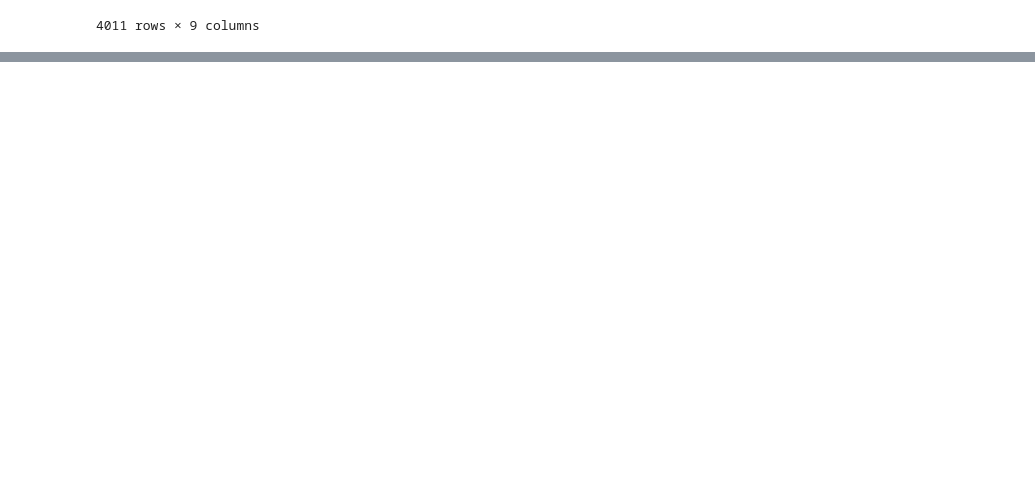
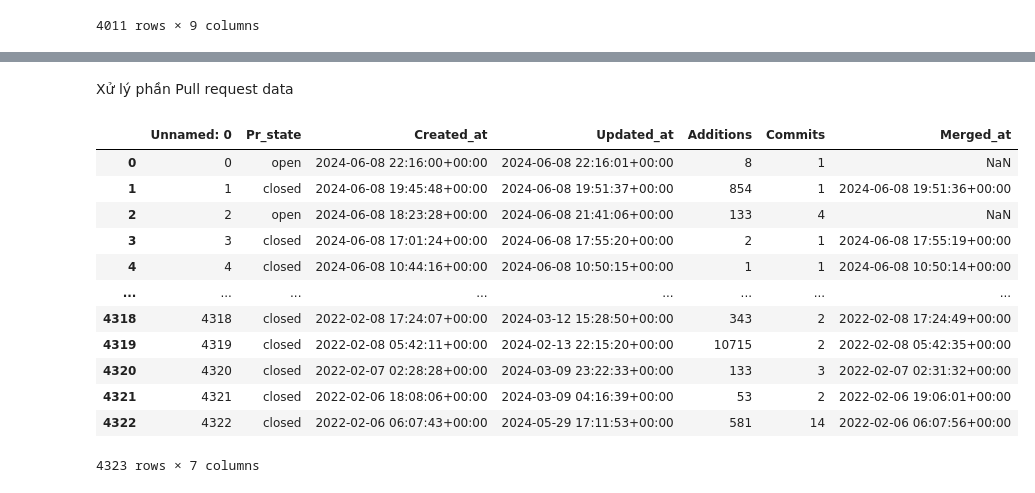
Before and after one commit to bokuwakira1411/PythonDataAnalysis, a Jupyter notebook: test.ipynb, the cells around one changed output, grey strips where cells are left out. Drawn from its saved outputs; the diff is of its cells as text; code cells hidden in the pictures; blank space fills up the shorter version.

```diff
--- a/test.ipynb
+++ b/test.ipynb
@@ -208,0 +215,18 @@ df
+# %% [markdown]
+Xử lý phần Pull request data
+# %%
+pr_df
+# %% [output]
+|  | Unnamed: 0 | Pr_state | Created_at | Updated_at | Additions | Commits | Merged_at |
+| 0 | 0 | open | 2024-06-08 22:16:00+00:00 | 2024-06-08 22:16:01+00:00 | 8 | 1 | NaN |
+| 1 | 1 | closed | 2024-06-08 19:45:48+00:00 | 2024-06-08 19:51:37+00:00 | 854 | 1 | 2024-06-08 19:51:36+00:00 |
+| 2 | 2 | open | 2024-06-08 18:23:28+00:00 | 2024-06-08 21:41:06+00:00 | 133 | 4 | NaN |
+| 3 | 3 | closed | 2024-06-08 17:01:24+00:00 | 2024-06-08 17:55:20+00:00 | 2 | 1 | 2024-06-08 17:55:19+00:00 |
+| 4 | 4 | closed | 2024-06-08 10:44:16+00:00 | 2024-06-08 10:50:15+00:00 | 1 | 1 | 2024-06-08 10:50:14+00:00 |
+| ... | ... | ... | ... | ... | ... | ... | ... |
+| 4318 | 4318 | closed | 2022-02-08 17:24:07+00:00 | 2024-03-12 15:28:50+00:00 | 343 | 2 | 2022-02-08 17:24:49+00:00 |
+| 4319 | 4319 | closed | 2022-02-08 05:42:11+00:00 | 2024-02-13 22:15:20+00:00 | 10715 | 2 | 2022-02-08 05:42:35+00:00 |
+| 4320 | 4320 | closed | 2022-02-07 02:28:28+00:00 | 2024-03-09 23:22:33+00:00 | 133 | 3 | 2022-02-07 02:31:32+00:00 |
+| 4321 | 4321 | closed | 2022-02-06 18:08:06+00:00 | 2024-03-09 04:16:39+00:00 | 53 | 2 | 2022-02-06 19:06:01+00:00 |
+| 4322 | 4322 | closed | 2022-02-06 06:07:43+00:00 | 2024-05-29 17:11:53+00:00 | 581 | 14 | 2022-02-06 06:07:56+00:00 |
+4323 rows × 7 columns
```
Also changed, not shown: parts of 29 cells of this notebook, 4 other files.
